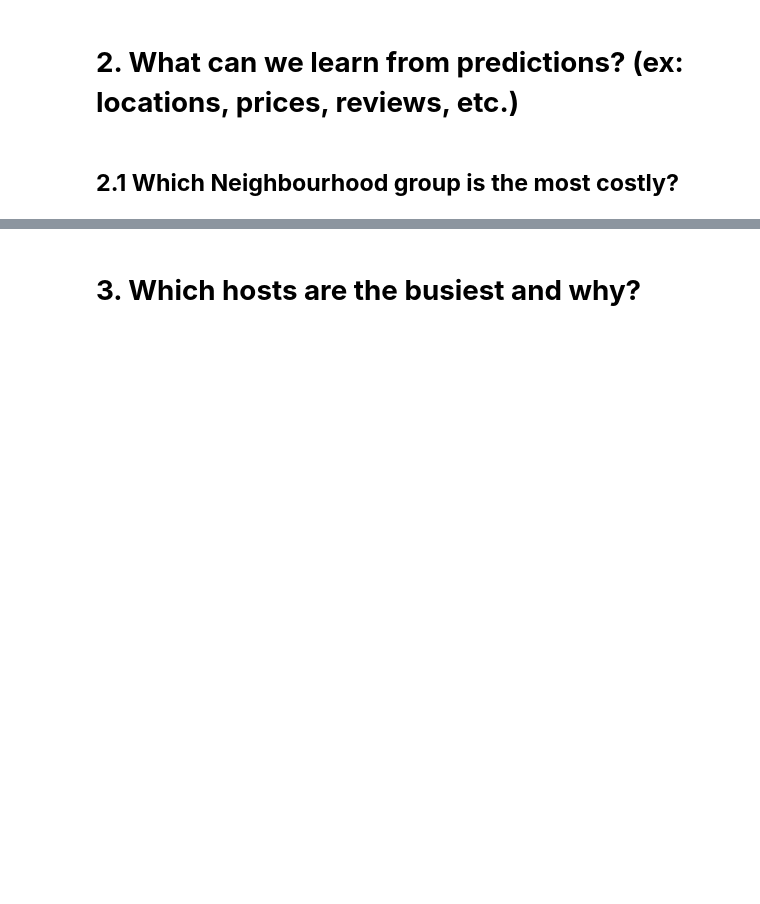
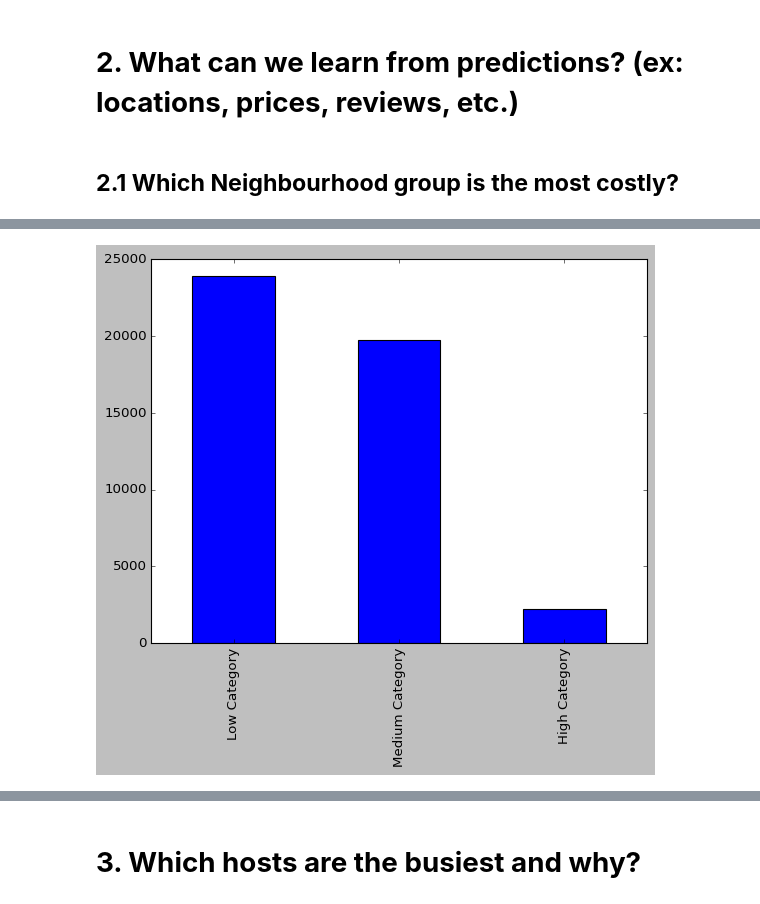
Before and after one commit to 007jayesh/Airbnb-Data-Analysis, a Jupyter notebook: Airbnb_Bookings_Analysis_Capstone_Project.ipynb, the cells around one changed output, grey strips where cells are left out. Drawn from its saved outputs; the diff is of its cells as text; code cells hidden in the pictures; blank space fills up the shorter version.

```diff
--- a/Airbnb_Bookings_Analysis_Capstone_Project.ipynb
+++ b/Airbnb_Bookings_Analysis_Capstone_Project.ipynb
@@ -338,0 +318,11 @@ Text(0, 0.5, 'Number of reviews')
+# %%
+def room(x):
+    if x<=100:
+        return 'Low Category'
+    elif x >100 and x<=250:
+        return 'Medium Category'
+    else:
+        return 'High Category'
+df_no_outlier['price'].apply(room).value_counts().plot(kind='bar');
+# %% [output]
+[figure, added]
```
Also changed, not shown: parts of 40 cells of this notebook.
